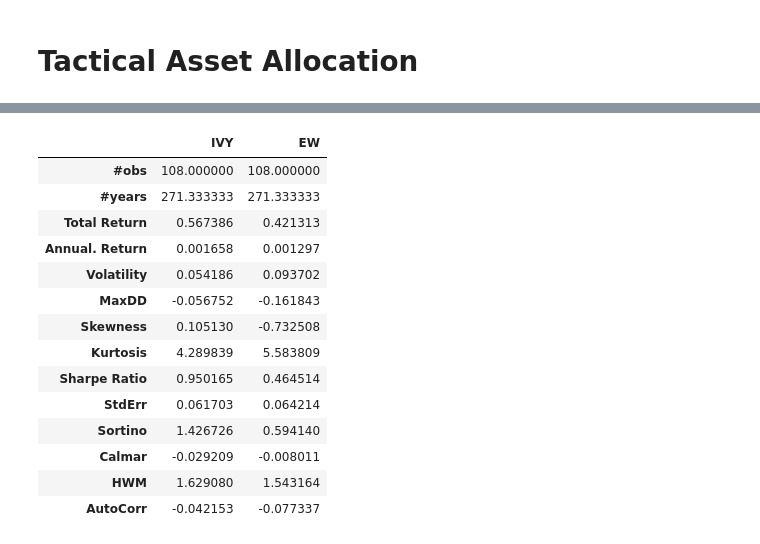
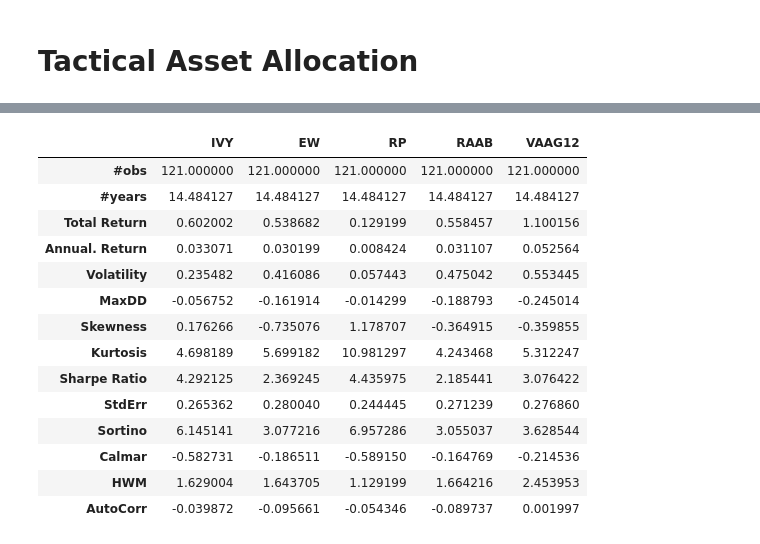
Before and after one commit to oronimbus/tactical-asset-allocation, a Jupyter notebook: notebooks/Main.ipynb, the cells around one changed output, grey strips where cells are left out. Cells and saved outputs as stored; diff of their text form; code cells hidden in the pictures.

```diff
--- a/notebooks/Main.ipynb
+++ b/notebooks/Main.ipynb
@@ -72,6 +46,7 @@ returns = data.pct_change().dropna().loc[:, assets]
 
 ew = EqualWeights(assets, rebalance_dates).weights
 rp = RiskParity(assets, rebalance_dates, returns).weights
+all_strategies.append([ew, rp])
 
 # robust asset allocation
 strategy = pipeline.raab
@@ -128,18 +103,18 @@ port_total_returns.add(1).cumprod().plot(title="Cumulative Total Returns");
 # %%
-Tearsheet(port_total_returns).summary()
+Tearsheet(port_total_returns).summary(ann_factor=252)
 # %% [output]
-|  | IVY | EW |
-| #obs | 108.000000 | 108.000000 |
-| #years | 271.333333 | 271.333333 |
-| Total Return | 0.567386 | 0.421313 |
-| Annual. Return | 0.001658 | 0.001297 |
-| Volatility | 0.054186 | 0.093702 |
-| MaxDD | -0.056752 | -0.161843 |
-| Skewness | 0.105130 | -0.732508 |
-| Kurtosis | 4.289839 | 5.583809 |
-| Sharpe Ratio | 0.950165 | 0.464514 |
-| StdErr | 0.061703 | 0.064214 |
-| Sortino | 1.426726 | 0.594140 |
-| Calmar | -0.029209 | -0.008011 |
-| HWM | 1.629080 | 1.543164 |
-| AutoCorr | -0.042153 | -0.077337 |
+|  | IVY | EW | RP | RAAB | VAAG12 |
+| #obs | 121.000000 | 121.000000 | 121.000000 | 121.000000 | 121.000000 |
+| #years | 14.484127 | 14.484127 | 14.484127 | 14.484127 | 14.484127 |
+| Total Return | 0.602002 | 0.538682 | 0.129199 | 0.558457 | 1.100156 |
+| Annual. Return | 0.033071 | 0.030199 | 0.008424 | 0.031107 | 0.052564 |
+| Volatility | 0.235482 | 0.416086 | 0.057443 | 0.475042 | 0.553445 |
+| MaxDD | -0.056752 | -0.161914 | -0.014299 | -0.188793 | -0.245014 |
+| Skewness | 0.176266 | -0.735076 | 1.178707 | -0.364915 | -0.359855 |
+| Kurtosis | 4.698189 | 5.699182 | 10.981297 | 4.243468 | 5.312247 |
+| Sharpe Ratio | 4.292125 | 2.369245 | 4.435975 | 2.185441 | 3.076422 |
+| StdErr | 0.265362 | 0.280040 | 0.244445 | 0.271239 | 0.276860 |
+| Sortino | 6.145141 | 3.077216 | 6.957286 | 3.055037 | 3.628544 |
+| Calmar | -0.582731 | -0.186511 | -0.589150 | -0.164769 | -0.214536 |
+| HWM | 1.629004 | 1.643705 | 1.129199 | 1.664216 | 2.453953 |
+| AutoCorr | -0.039872 | -0.095661 | -0.054346 | -0.089737 | 0.001997 |
```
Also changed, not shown: parts of 5 cells of this notebook.
